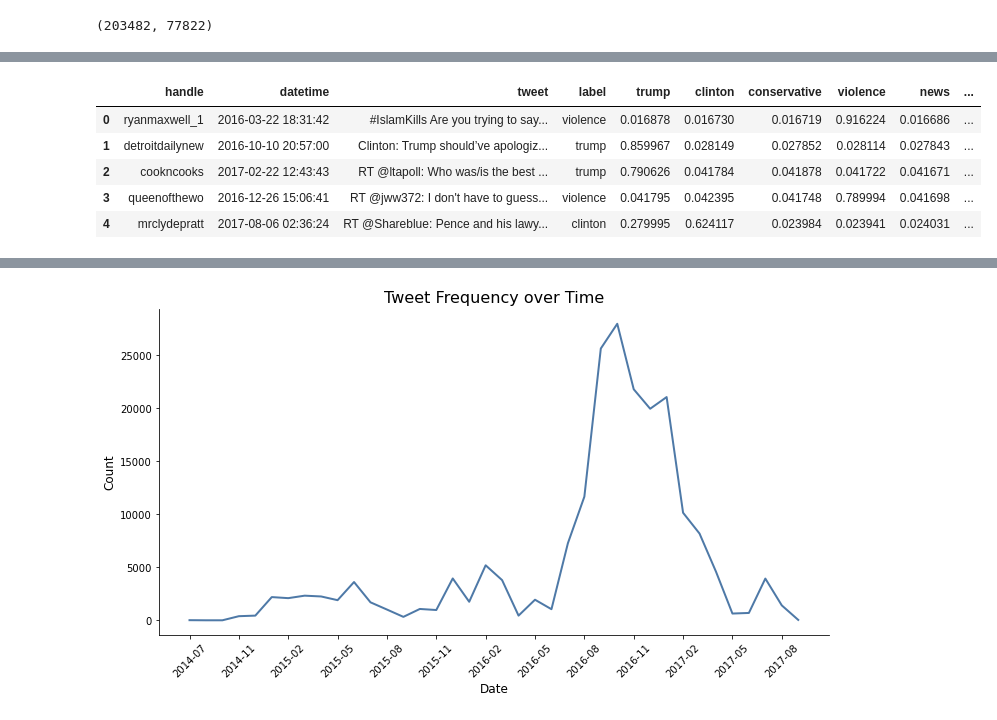
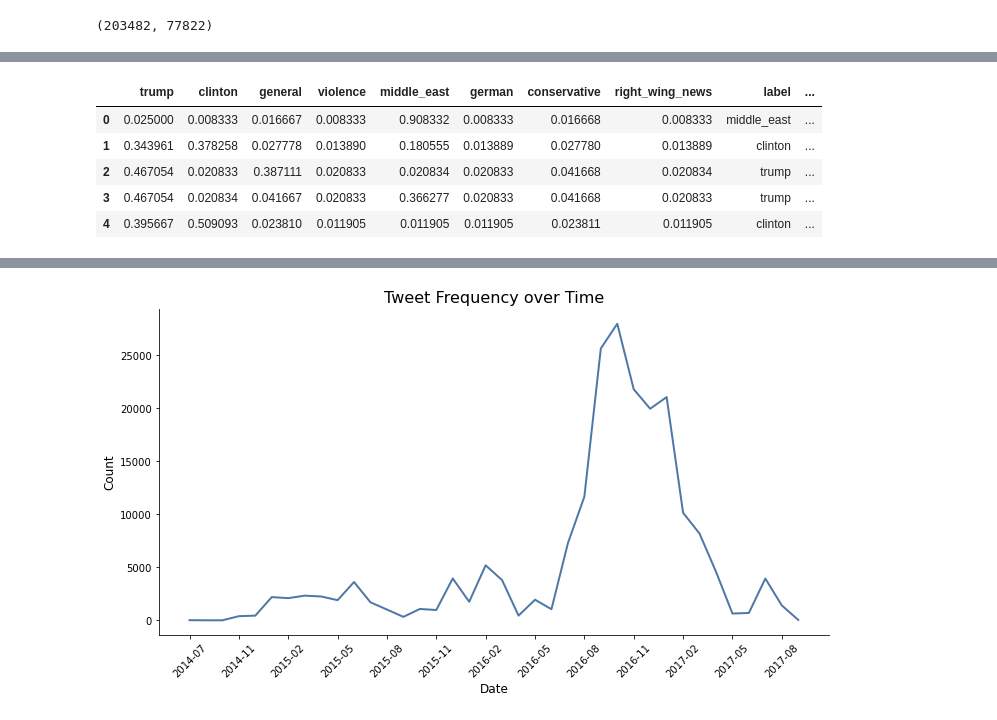
Before and after one commit to scrapfishies/russian-troll-tweets-nlp, a Jupyter notebook: modeling/5_topics_and_sentiment_analysis.ipynb, the cells around one changed output, grey strips where cells are left out. Cells and saved outputs as stored; diff of their text form; code cells hidden in the pictures.

```diff
--- a/modeling/5_topics_and_sentiment_analysis.ipynb
+++ b/modeling/5_topics_and_sentiment_analysis.ipynb
@@ -106,2 +205,5 @@ lda_df = pd.DataFrame(lda_doc_matrix, columns=topic_cols)
+# %%
+topic_df = lda_df[['trump', 'clinton', 'general', 'violence',
+                   'middle_east', 'german', 'conservative', 'right_wing_news']]
 # %%
-lda_df['label'] = lda_df.idxmax(axis=1)
+topic_df['label'] = topic_df.idxmax(axis=1)
@@ -116,6 +233,6 @@ text.head()
 | 3 | 2.584153e+09 | queenofthewo | 1.482765e+12 | 2016-12-26 15:06:41 | NaN | NaN | NaN | RT @jww372: I don't have to guess... | ... |
 | 4 | 1.768260e+09 | mrclydepratt | 1.501987e+12 | 2017-08-06 02:36:24 | NaN | NaN | NaN | RT @Shareblue: Pence and his lawy... | ... |
 # %%
-lda_df['handle'] = text['user_key']
-lda_df['datetime'] = text['created_str']
-lda_df['tweet'] = text['text']
+topic_df['handle'] = text['user_key']
+topic_df['datetime'] = text['created_str']
+topic_df['tweet'] = text['text']
@@ -156,2 +264,3 @@ dt_df['datetime'] = pd.to_datetime(dt_df['datetime'])
 # %%
-dt_df['month'] = dt_df['datetime'].dt.strftime('%Y-%m')
+topic_df['datetime'] = pd.to_datetime(topic_df['datetime'])
+topic_df['month'] = topic_df['datetime'].dt.strftime('%Y-%m')
@@ -158,9 +278,9 @@ dt_df['month'] = dt_df['datetime'].dt.strftime('%Y-%m')
 # %%
-dt_df.head()
+topic_df.head()
 # %% [output]
-|  | handle | datetime | tweet | label | trump | clinton | conservative | violence | news | ... |
-| 0 | ryanmaxwell_1 | 2016-03-22 18:31:42 | #IslamKills Are you trying to say... | violence | 0.016878 | 0.016730 | 0.016719 | 0.916224 | 0.016686 | ... |
-| 1 | detroitdailynew | 2016-10-10 20:57:00 | Clinton: Trump should’ve apologiz... | trump | 0.859967 | 0.028149 | 0.027852 | 0.028114 | 0.027843 | ... |
-| 2 | cookncooks | 2017-02-22 12:43:43 | RT @ltapoll: Who was/is the best ... | trump | 0.790626 | 0.041784 | 0.041878 | 0.041722 | 0.041671 | ... |
-| 3 | queenofthewo | 2016-12-26 15:06:41 | RT @jww372: I don't have to guess... | violence | 0.041795 | 0.042395 | 0.041748 | 0.789994 | 0.041698 | ... |
-| 4 | mrclydepratt | 2017-08-06 02:36:24 | RT @Shareblue: Pence and his lawy... | clinton | 0.279995 | 0.624117 | 0.023984 | 0.023941 | 0.024031 | ... |
+|  | trump | clinton | general | violence | middle_east | german | conservative | right_wing_news | label | ... |
+| 0 | 0.025000 | 0.008333 | 0.016667 | 0.008333 | 0.908332 | 0.008333 | 0.016668 | 0.008333 | middle_east | ... |
+| 1 | 0.343961 | 0.378258 | 0.027778 | 0.013890 | 0.180555 | 0.013889 | 0.027780 | 0.013889 | clinton | ... |
+| 2 | 0.467054 | 0.020833 | 0.387111 | 0.020833 | 0.020834 | 0.020833 | 0.041668 | 0.020834 | trump | ... |
+| 3 | 0.467054 | 0.020834 | 0.041667 | 0.020833 | 0.366277 | 0.020833 | 0.041668 | 0.020833 | trump | ... |
+| 4 | 0.395667 | 0.509093 | 0.023810 | 0.011905 | 0.011905 | 0.011905 | 0.023811 | 0.011905 | clinton | ... |
```
Also changed, not shown: parts of 78 cells of this notebook, 11 other files.
